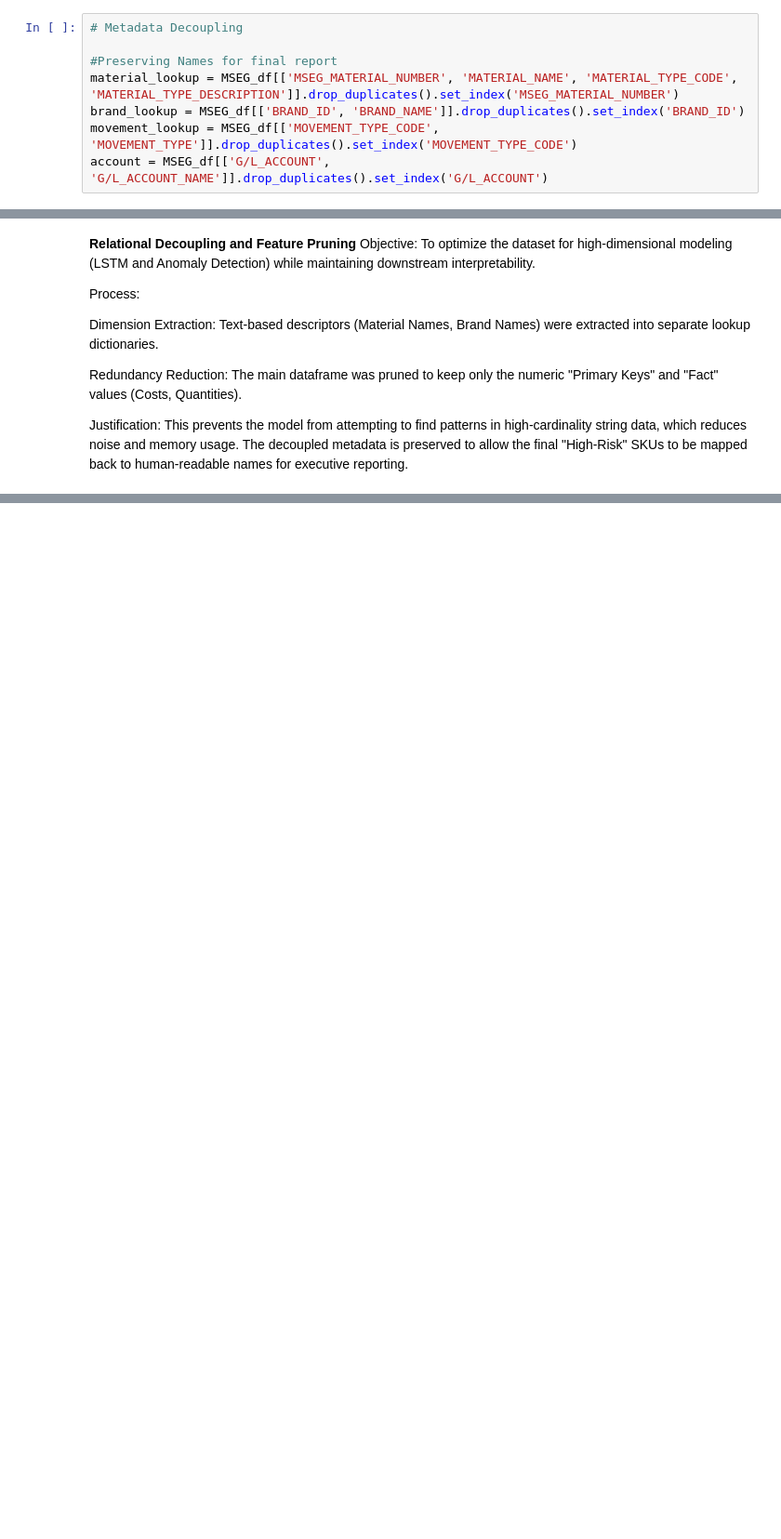
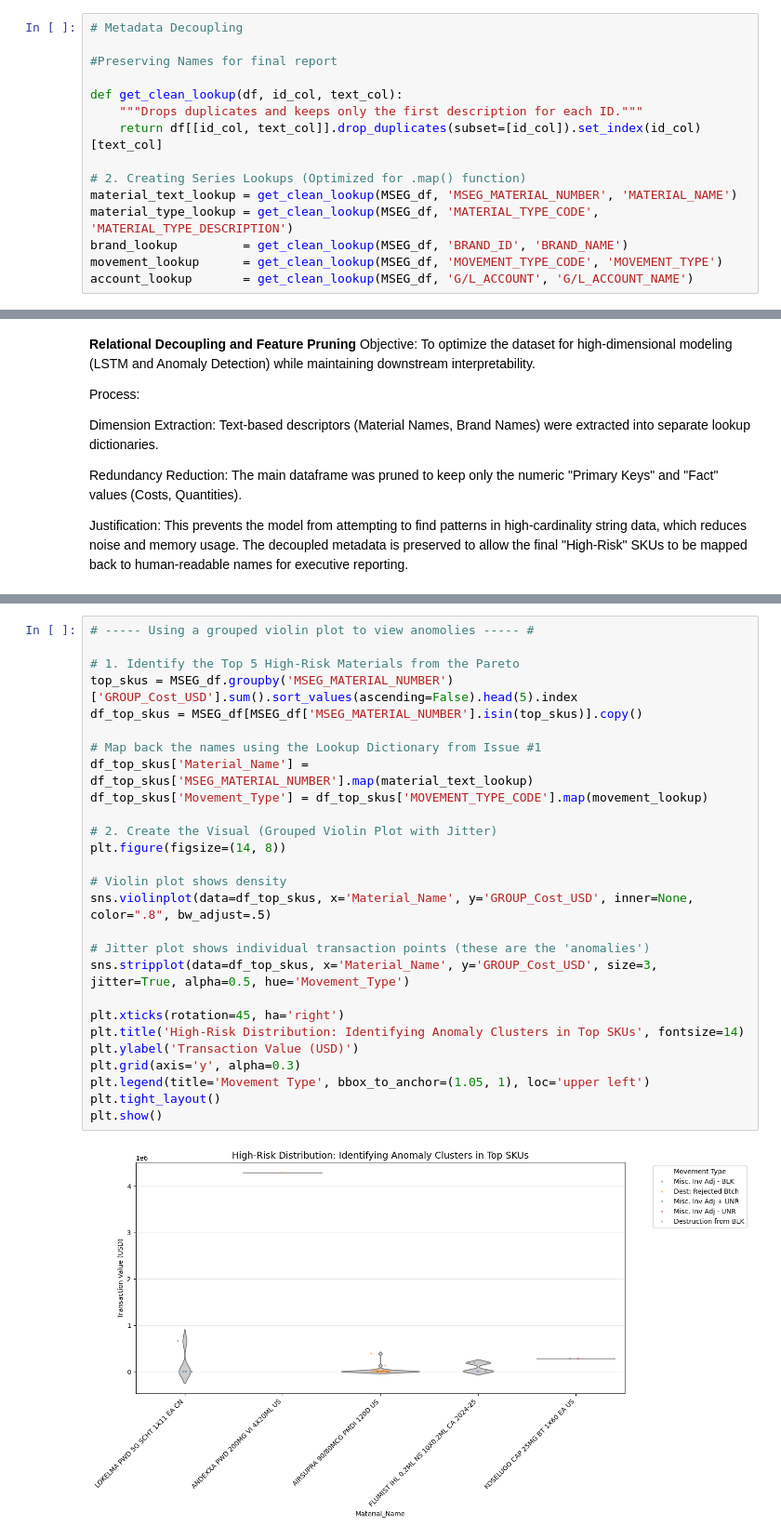
Before and after one commit to ChyTalksTech/Inventory_Write-offs, a Jupyter notebook: Inventory_Write_offs.ipynb, the cells around one changed output, grey strips where cells are left out. Shown at 93% size. Cells and saved outputs as stored; diff of their text form; blank space fills up the shorter version.

```diff
--- a/Inventory_Write_offs.ipynb
+++ b/Inventory_Write_offs.ipynb
@@ -223,10 +159,17 @@ Justification: This dual-layered approach minimizes attribution bias and ensures
 # Metadata Decoupling
 
 #Preserving Names for final report
-material_lookup = MSEG_df[['MSEG_MATERIAL_NUMBER', 'MATERIAL_NAME', 'MATERIAL_TYPE_CODE', 'MATERIAL_TYPE_DESCRIPTION']].drop_duplicates().set_index('MSEG_MATERIAL_NUMBER')
-brand_lookup = MSEG_df[['BRAND_ID', 'BRAND_NAME']].drop_duplicates().set_index('BRAND_ID')
-movement_lookup = MSEG_df[['MOVEMENT_TYPE_CODE', 'MOVEMENT_TYPE']].drop_duplicates().set_index('MOVEMENT_TYPE_CODE')
-account = MSEG_df[['G/L_ACCOUNT', 'G/L_ACCOUNT_NAME']].drop_duplicates().set_index('G/L_ACCOUNT')
+
+def get_clean_lookup(df, id_col, text_col):
+    """Drops duplicates and keeps only the first description for each ID."""
+    return df[[id_col, text_col]].drop_duplicates(subset=[id_col]).set_index(id_col)[text_col]
+
+# 2. Creating Series Lookups (Optimized for .map() function)
+material_text_lookup = get_clean_lookup(MSEG_df, 'MSEG_MATERIAL_NUMBER', 'MATERIAL_NAME')
+material_type_lookup = get_clean_lookup(MSEG_df, 'MATERIAL_TYPE_CODE', 'MATERIAL_TYPE_DESCRIPTION')
+brand_lookup         = get_clean_lookup(MSEG_df, 'BRAND_ID', 'BRAND_NAME')
+movement_lookup      = get_clean_lookup(MSEG_df, 'MOVEMENT_TYPE_CODE', 'MOVEMENT_TYPE')
+account_lookup       = get_clean_lookup(MSEG_df, 'G/L_ACCOUNT', 'G/L_ACCOUNT_NAME')
 # %%
 # Drop text descriptions to save memory and prevent multi-collinearity
 MSEG_df = MSEG_df.drop(columns=[
@@ -268,0 +256,29 @@ MSEG_df.head()
+# %%
+# ----- Using a grouped violin plot to view anomolies ----- #
+
+# 1. Identify the Top 5 High-Risk Materials from the Pareto
+top_skus = MSEG_df.groupby('MSEG_MATERIAL_NUMBER')['GROUP_Cost_USD'].sum().sort_values(ascending=False).head(5).index
+df_top_skus = MSEG_df[MSEG_df['MSEG_MATERIAL_NUMBER'].isin(top_skus)].copy()
+
+# Map back the names using the Lookup Dictionary from Issue #1
+df_top_skus['Material_Name'] = df_top_skus['MSEG_MATERIAL_NUMBER'].map(material_text_lookup)
+df_top_skus['Movement_Type'] = df_top_skus['MOVEMENT_TYPE_CODE'].map(movement_lookup)
+
+# 2. Create the Visual (Grouped Violin Plot with Jitter)
+plt.figure(figsize=(14, 8))
+
+# Violin plot shows density
+sns.violinplot(data=df_top_skus, x='Material_Name', y='GROUP_Cost_USD', inner=None, color=".8", bw_adjust=.5)
+
+# Jitter plot shows individual transaction points (these are the 'anomalies')
+sns.stripplot(data=df_top_skus, x='Material_Name', y='GROUP_Cost_USD', size=3, jitter=True, alpha=0.5, hue='Movement_Type')
+
+plt.xticks(rotation=45, ha='right')
+plt.title('High-Risk Distribution: Identifying Anomaly Clusters in Top SKUs', fontsize=14)
+plt.ylabel('Transaction Value (USD)')
+plt.grid(axis='y', alpha=0.3)
+plt.legend(title='Movement Type', bbox_to_anchor=(1.05, 1), loc='upper left')
+plt.tight_layout()
+plt.show()
+# %% [output]
+[figure, added]
```
Also changed, not shown: parts of 27 cells of this notebook.
